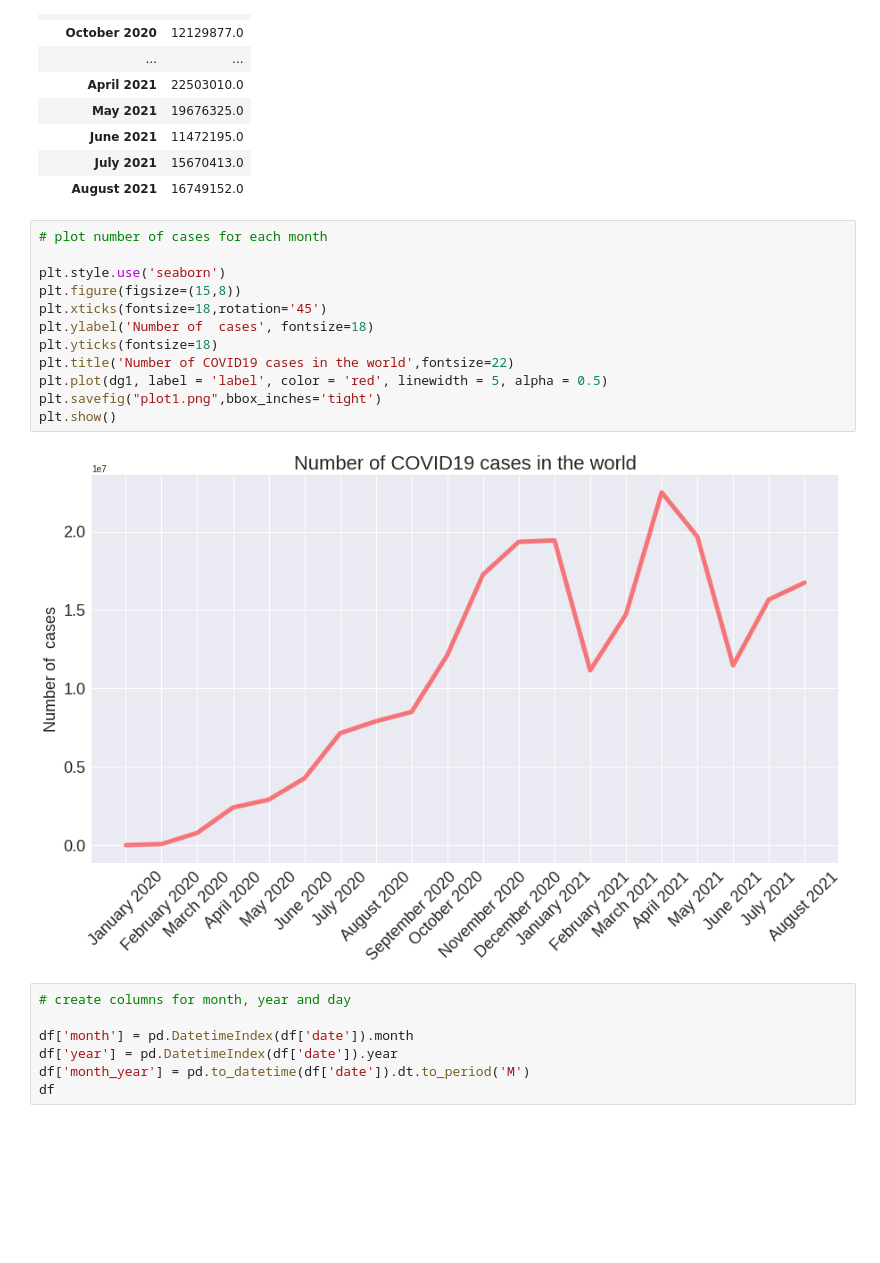
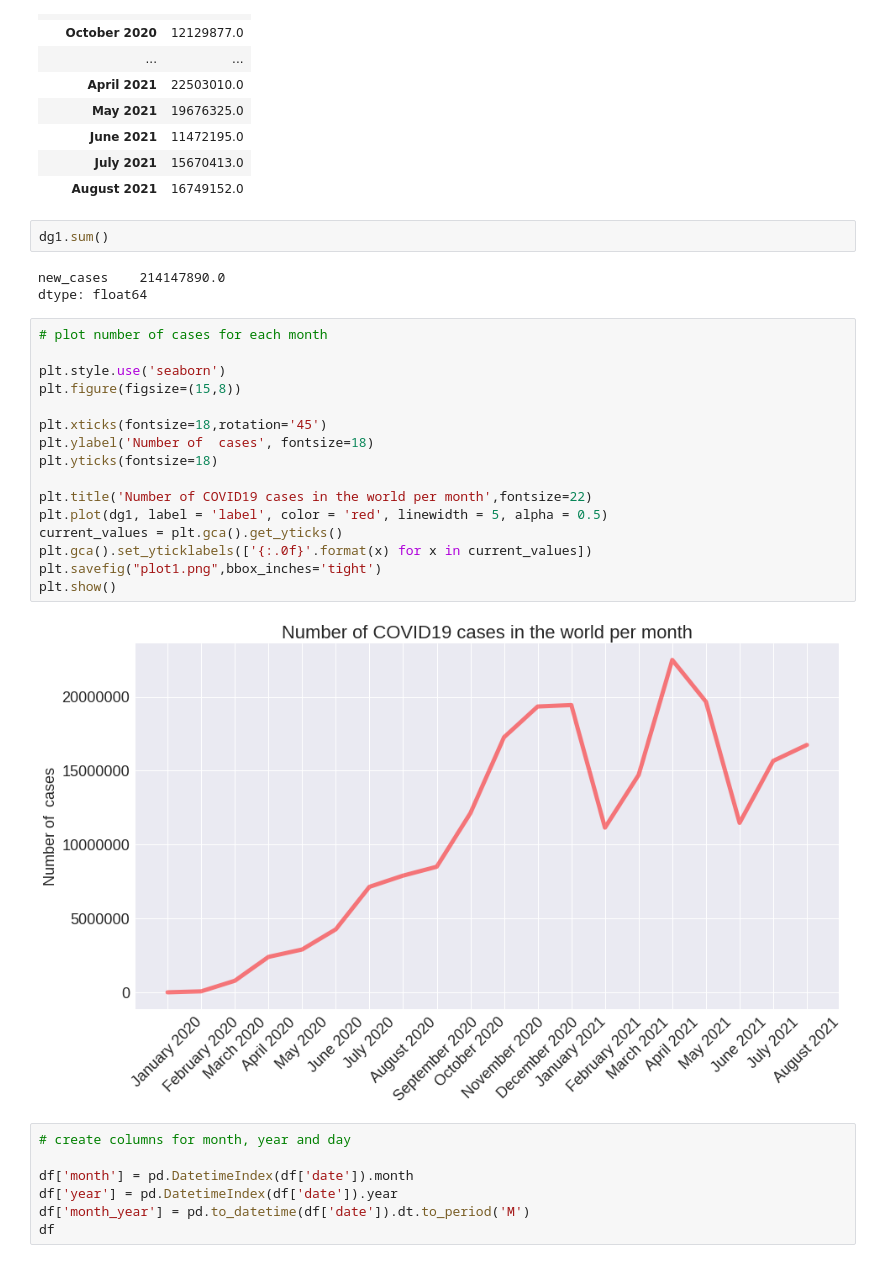
Before and after one commit to MikhailKuklin/exploratory_data_analysis_pandas, a Jupyter notebook: 2021_08_27_exploratory_data_analysis_pandas_partII.ipynb, the cells around one changed output. Drawn from its saved outputs; the diff is of its cells as text; blank space fills up the shorter version.

```diff
--- a/2021_08_27_exploratory_data_analysis_pandas_partII.ipynb
+++ b/2021_08_27_exploratory_data_analysis_pandas_partII.ipynb
@@ -295,20 +295,29 @@ See the caveats in the documentation: https://pandas.pydata.org/pandas-docs/stab
 | June 2021 | 11472195.0 |
 | July 2021 | 15670413.0 |
 | August 2021 | 16749152.0 |
+# %%
+dg1.sum()
+# %% [output]
+new_cases    214147890.0
+dtype: float64
 # %%
 # plot number of cases for each month
 
 plt.style.use('seaborn')
 plt.figure(figsize=(15,8))
+
 plt.xticks(fontsize=18,rotation='45')
 plt.ylabel('Number of  cases', fontsize=18)
 plt.yticks(fontsize=18)
-plt.title('Number of COVID19 cases in the world',fontsize=22)
+
+plt.title('Number of COVID19 cases in the world per month',fontsize=22)
 plt.plot(dg1, label = 'label', color = 'red', linewidth = 5, alpha = 0.5)
+current_values = plt.gca().get_yticks()
+plt.gca().set_yticklabels(['{:.0f}'.format(x) for x in current_values])
 plt.savefig("plot1.png",bbox_inches='tight')
 plt.show()
 # %% [output]
-[figure, old version]
+[figure, new version]
 # %%
 # create columns for month, year and day
 
```
